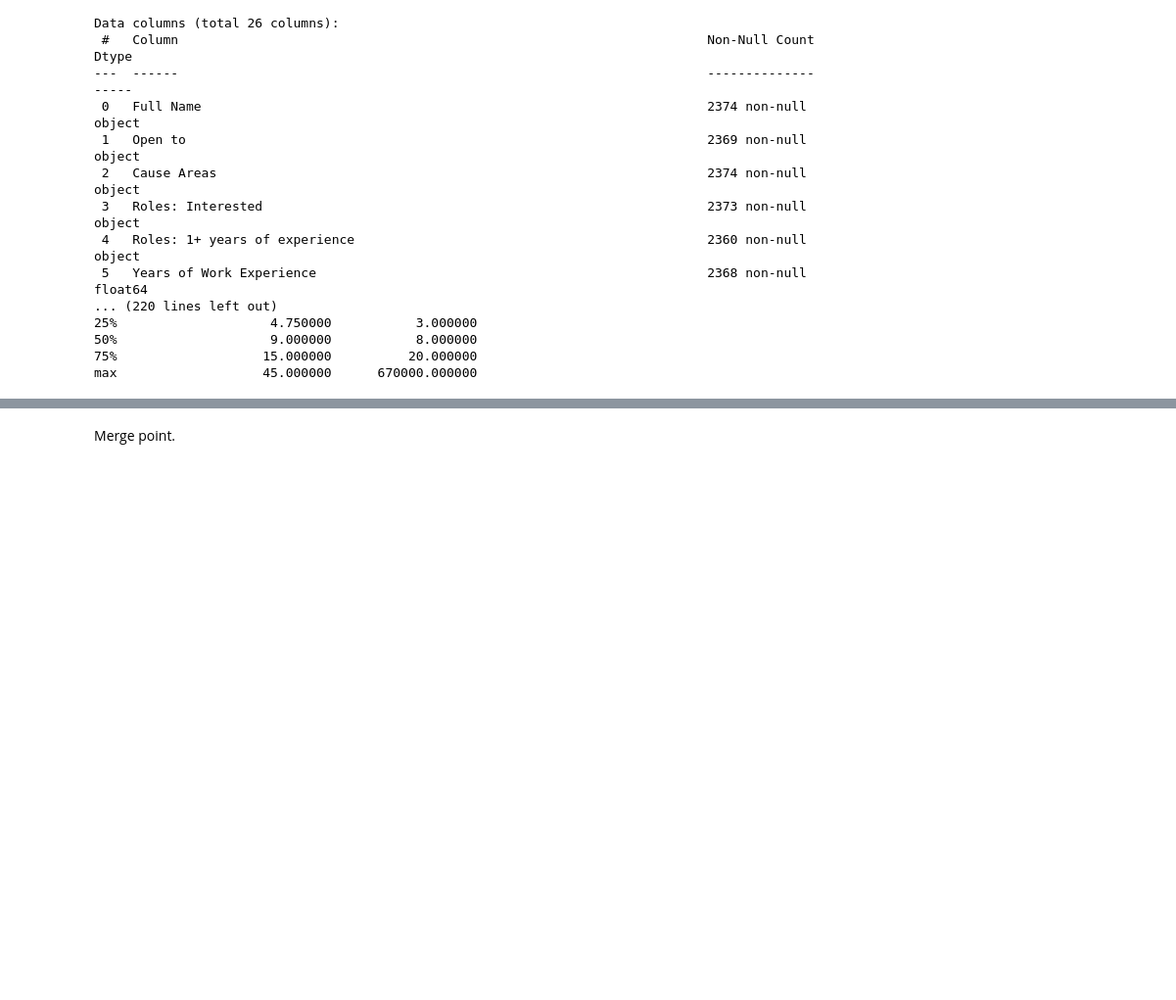
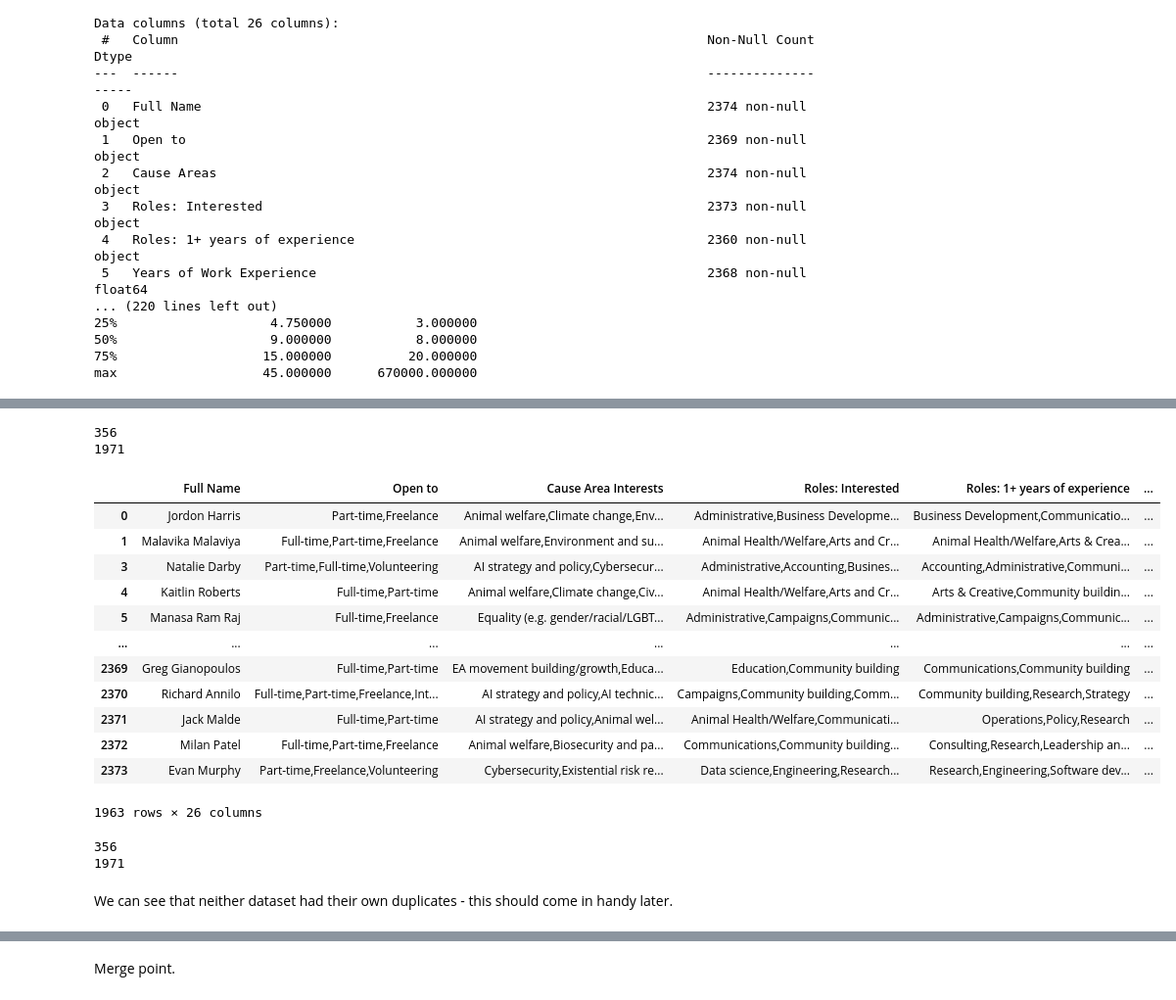
Before and after one commit to 3nikolov/IS537_Final_Project, a Jupyter notebook: Part_1_Import_Merge_Clean.ipynb, the cells around one changed output, grey strips where cells are left out. Shown: that part at 98% size. Cells and saved outputs as stored; diff of their text form; code cells hidden in the pictures; blank space fills up the shorter version.

```diff
--- a/Part_1_Import_Merge_Clean.ipynb
+++ b/Part_1_Import_Merge_Clean.ipynb
@@ -112,0 +195,2 @@ CFI.tail()
+# %%
+HIP = HIP[HIP['LinkedIn/CV Link'].str.contains(r'(https://www\.linkedin\.com|www\.linkedin\.com)', na=False)]
@@ -112,0 +201,5 @@ CFI.tail()
+# %%
+#standardizing column names to match CFI from HIP.
+HIP = HIP.rename(columns={'Cause Areas': 'Cause Area Interests'})
+HIP = HIP.rename(columns={'LinkedIn/CV Link': 'LinkedIn'})
+HIP.head()
@@ -113,2 +214,24 @@ CFI.tail()
+# %%
+print(len(CFI))
+print(len(HIP))
+# %% [output]
+356
+1971
 # %%
-#remove exact duplicates
+#remove exact duplicates within each dataset separately with dr.drop_duplicates
+CFI.drop_duplicates(subset=["Full Name", "LinkedIn"], keep='first')
+HIP.drop_duplicates(subset=["Full Name", "LinkedIn"], keep="first")
+# %% [output]
+|  | Full Name | Open to | Cause Area Interests | Roles: Interested | Roles: 1+ years of experience | ... |
+| 0 | Jordon Harris | Part-time,Freelance | Animal welfare,Climate change,Env... | Administrative,Business Developme... | Business Development,Communicatio... | ... |
+| 1 | Malavika Malaviya | Full-time,Part-time,Freelance | Animal welfare,Environment and su... | Animal Health/Welfare,Arts and Cr... | Animal Health/Welfare,Arts & Crea... | ... |
+| 3 | Natalie Darby | Part-time,Full-time,Volunteering | AI strategy and policy,Cybersecur... | Administrative,Accounting,Busines... | Accounting,Administrative,Communi... | ... |
+| 4 | Kaitlin Roberts | Full-time,Part-time | Animal welfare,Climate change,Civ... | Animal Health/Welfare,Arts and Cr... | Arts & Creative,Community buildin... | ... |
+| 5 | Manasa Ram Raj | Full-time,Freelance | Equality (e.g. gender/racial/LGBT... | Administrative,Campaigns,Communic... | Administrative,Campaigns,Communic... | ... |
+| ... | ... | ... | ... | ... | ... | ... |
+| 2369 | Greg Gianopoulos | Full-time,Part-time | EA movement building/growth,Educa... | Education,Community building | Communications,Community building | ... |
+| 2370 | Richard Annilo | Full-time,Part-time,Freelance,Int... | AI strategy and policy,AI technic... | Campaigns,Community building,Comm... | Community building,Research,Strategy | ... |
+| 2371 | Jack Malde | Full-time,Part-time | AI strategy and policy,Animal wel... | Animal Health/Welfare,Communicati... | Operations,Policy,Research | ... |
+| 2372 | Milan Patel | Full-time,Part-time,Freelance | Animal welfare,Biosecurity and pa... | Communications,Community building... | Consulting,Research,Leadership an... | ... |
+| 2373 | Evan Murphy | Part-time,Freelance,Volunteering | Cybersecurity,Existential risk re... | Data science,Engineering,Research... | Research,Engineering,Software dev... | ... |
+1963 rows × 26 columns
@@ -117 +238,9 @@ CFI.tail()
+# %%
+print(len(CFI))
+print(len(HIP))
+# %% [output]
+356
+1971
+# %% [markdown]
+We can see that neither dataset had their own duplicates - this should come in handy later.
 # %%
```
Also changed, not shown: parts of 28 cells of this notebook.
